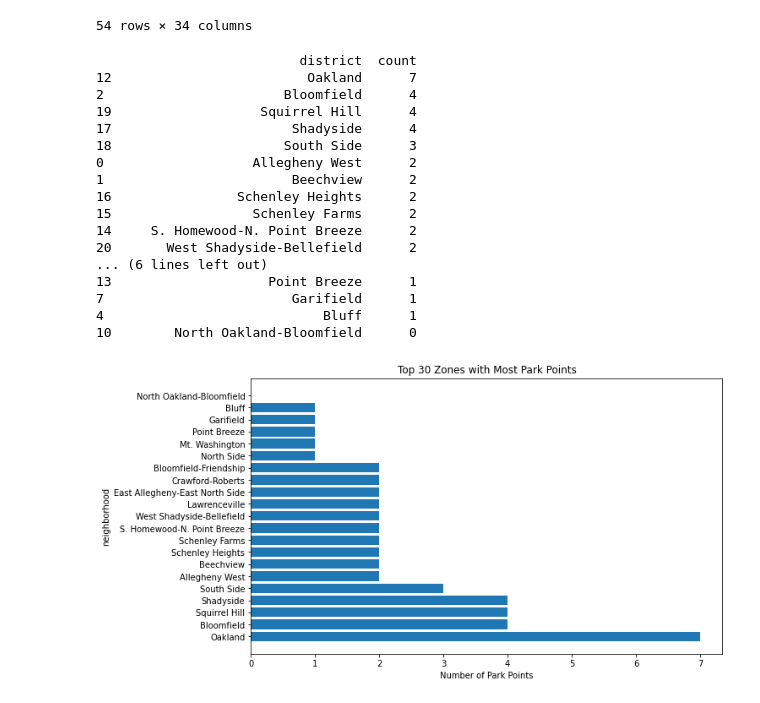
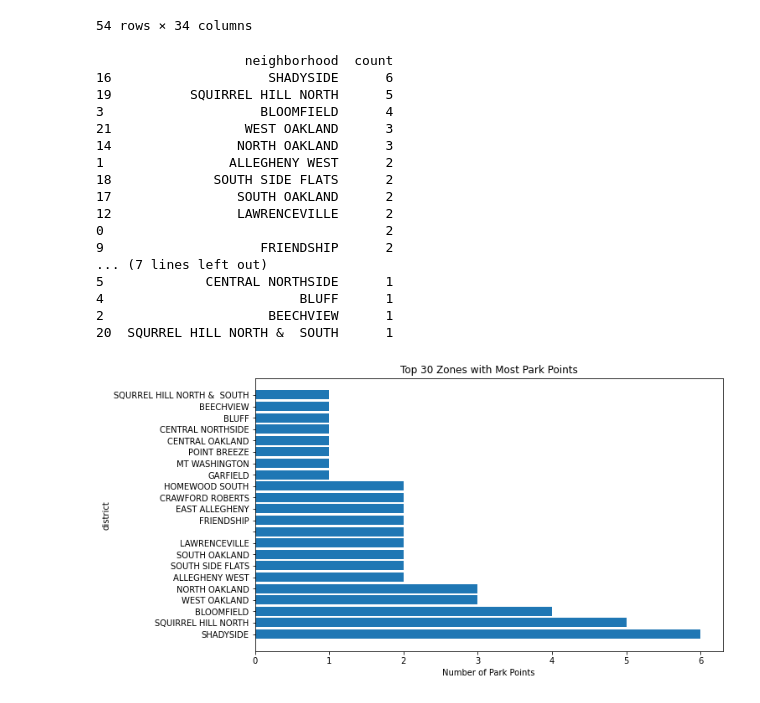
Before and after one commit to pem70/CMPINF-0010-Final-Project-Group-7, a Jupyter notebook: permitparking.ipynb, the cells around one changed output. Drawn from its saved outputs; the diff is of its cells as text; code cells hidden in the pictures.

```diff
--- a/permitparking.ipynb
+++ b/permitparking.ipynb
@@ -36,43 +36,43 @@ permitparking
 | 53 | 54 | NaN | NaN | NaN | NaN | MM | SQURREL HILL NORTH & SOUTH | NaN | ... |
 54 rows × 34 columns
 # %%
-district_counts = permitparking.groupby('district')['neighborhood'].count().reset_index(name='count')
+district_counts = permitparking.groupby('neighborhood')['district'].count().reset_index(name='count')
 district_counts.sort_values(by='count', ascending=False, inplace=True)
-most_permitparking_zone = district_counts.iloc[0]['district']
+most_permitparking_zone = district_counts.iloc[0]['neighborhood']
 #get top 10 zone with most park point
 top30 = district_counts.head(30)
 print(top30)
 # %% [output]
-                          district  count
-12                         Oakland      7
-2                       Bloomfield      4
-19                   Squirrel Hill      4
-17                       Shadyside      4
-18                      South Side      3
-0                   Allegheny West      2
-1                        Beechview      2
-16                Schenley Heights      2
-15                  Schenley Farms      2
-14     S. Homewood-N. Point Breeze      2
-20       West Shadyside-Bellefield      2
-... (6 lines left out)
-13                    Point Breeze      1
-7                        Garifield      1
-4                            Bluff      1
-10        North Oakland-Bloomfield      0
+                   neighborhood  count
+16                    SHADYSIDE      6
+19          SQUIRREL HILL NORTH      5
+3                    BLOOMFIELD      4
+21                 WEST OAKLAND      3
+14                NORTH OAKLAND      3
+1                ALLEGHENY WEST      2
+18             SOUTH SIDE FLATS      2
+17                SOUTH OAKLAND      2
+12                LAWRENCEVILLE      2
+0                                    2
+9                    FRIENDSHIP      2
+... (7 lines left out)
+5             CENTRAL NORTHSIDE      1
+4                         BLUFF      1
+2                     BEECHVIEW      1
+20  SQURREL HILL NORTH &  SOUTH      1
 # %%
 import matplotlib.pyplot as plt
 
 # create the plot
 fig, ax = plt.subplots(figsize=(10, 6))
-ax.barh(top30['district'], top30['count'], align='center')
+ax.barh(top30['neighborhood'], top30['count'], align='center')
 
 # set labels and title
 ax.set_xlabel('Number of Park Points')
-ax.set_ylabel('neighborhood')
+ax.set_ylabel('district')
 ax.set_title('Top 30 Zones with Most Park Points')
 
 # show the plot
 plt.show()
 # %% [output]
-[figure, old version]
+[figure, new version]
```
